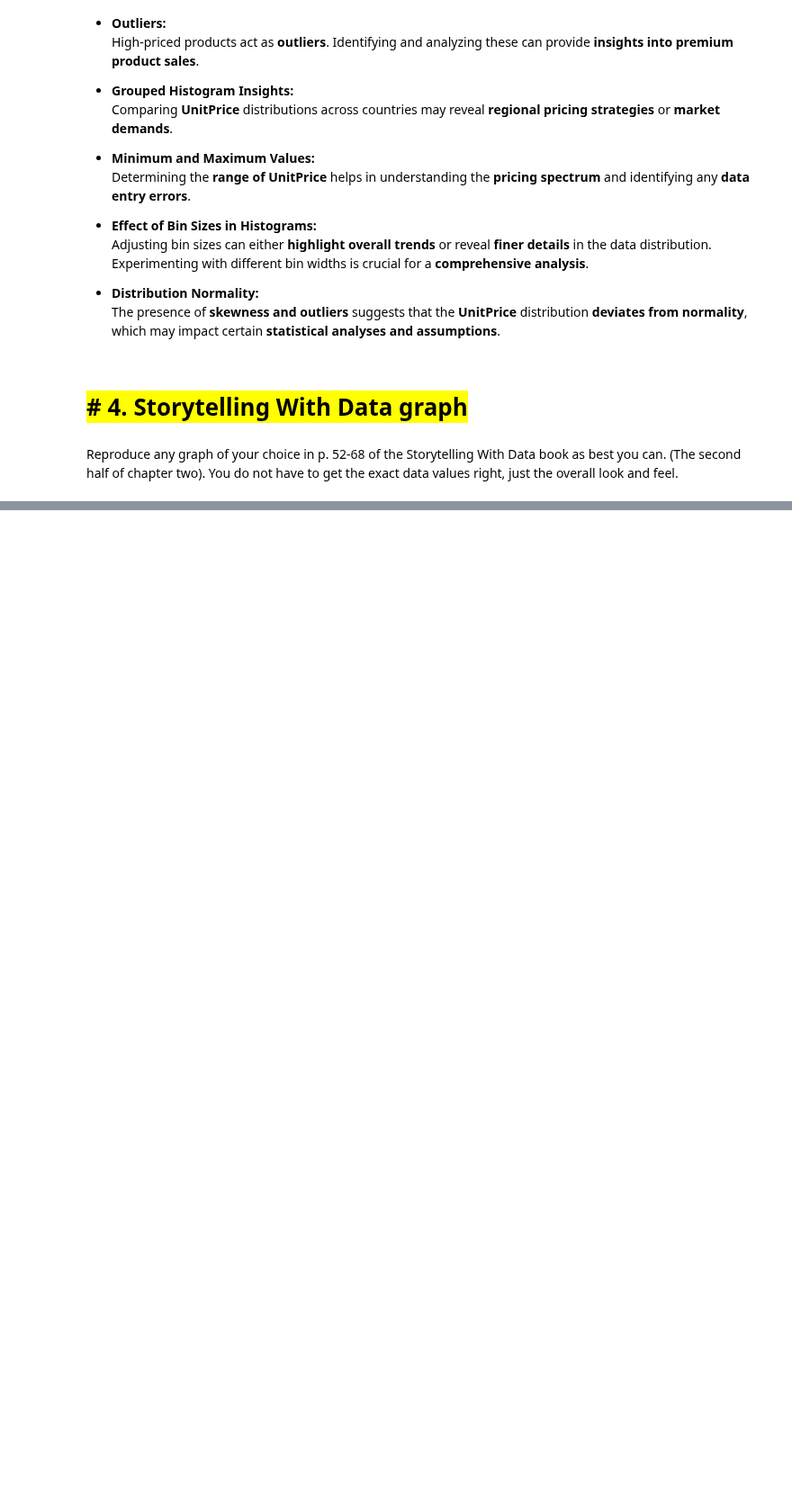
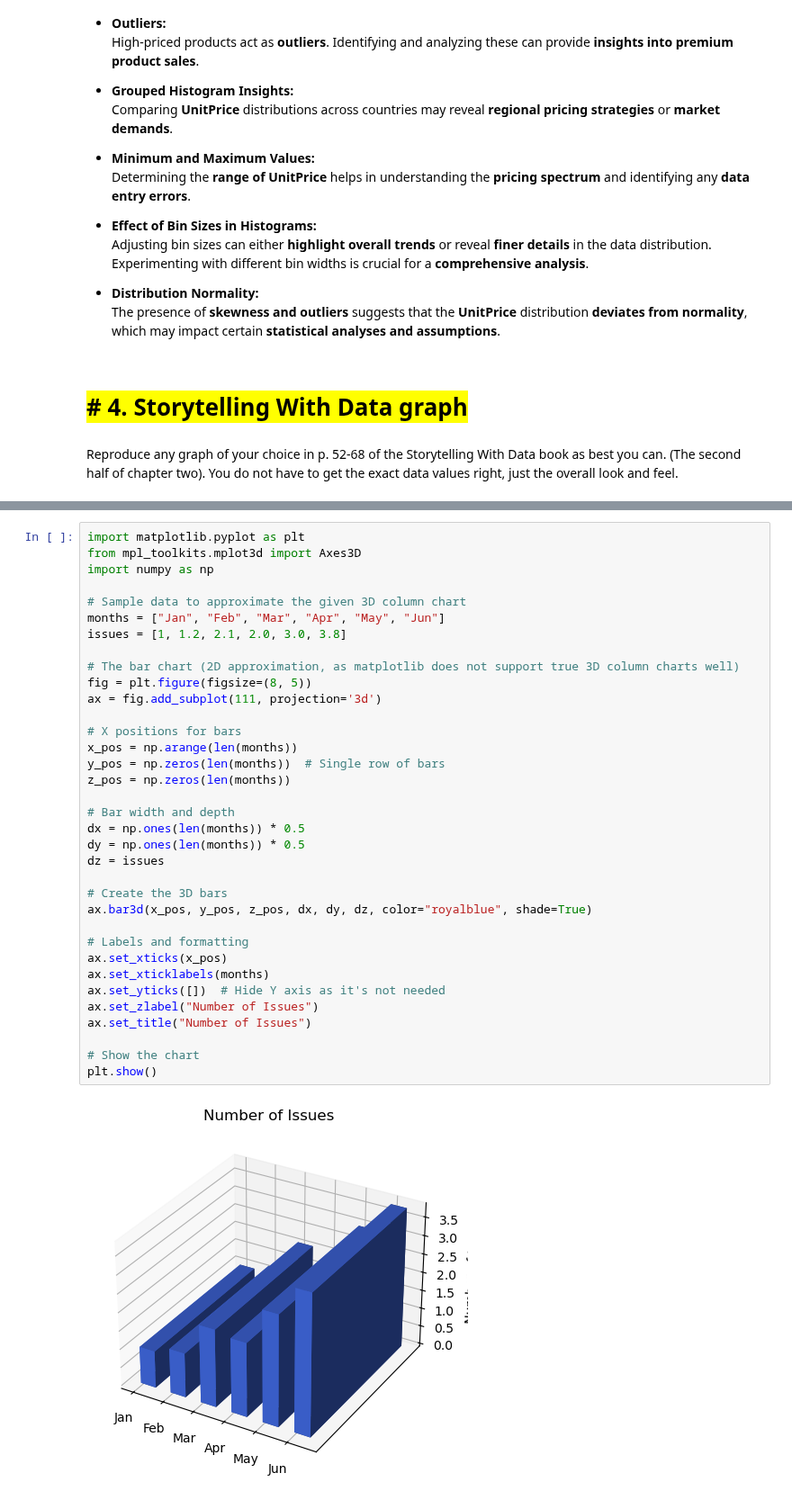
Before and after one commit to tetianakravchuk/AI-for-Leaders, a Jupyter notebook: Week4/OMDS-ModB2-Week4-Kravchuk-Tetiana.ipynb, the cells around one changed output, grey strips where cells are left out. Shown at 90% size. Cells and saved outputs as stored; diff of their text form; blank space fills up the shorter version.

```diff
--- a/Week4/OMDS-ModB2-Week4-Kravchuk-Tetiana.ipynb
+++ b/Week4/OMDS-ModB2-Week4-Kravchuk-Tetiana.ipynb
@@ -279,0 +282,37 @@ Reproduce any graph of your choice in p. 52-68 of the Storytelling With Data boo
+# %%
+import matplotlib.pyplot as plt
+from mpl_toolkits.mplot3d import Axes3D
+import numpy as np
+
+# Sample data to approximate the given 3D column chart
+months = ["Jan", "Feb", "Mar", "Apr", "May", "Jun"]
+issues = [1, 1.2, 2.1, 2.0, 3.0, 3.8]
+
+# The bar chart (2D approximation, as matplotlib does not support true 3D column charts well)
+fig = plt.figure(figsize=(8, 5))
+ax = fig.add_subplot(111, projection='3d')
+
+# X positions for bars
+x_pos = np.arange(len(months))
+y_pos = np.zeros(len(months))  # Single row of bars
+z_pos = np.zeros(len(months))
+
+# Bar width and depth
+dx = np.ones(len(months)) * 0.5
+dy = np.ones(len(months)) * 0.5
+dz = issues
+
+# Create the 3D bars
+ax.bar3d(x_pos, y_pos, z_pos, dx, dy, dz, color="royalblue", shade=True)
+
+# Labels and formatting
+ax.set_xticks(x_pos)
+ax.set_xticklabels(months)
+ax.set_yticks([])  # Hide Y axis as it's not needed
+ax.set_zlabel("Number of Issues")
+ax.set_title("Number of Issues")
+
+# Show the chart
+plt.show()
+# %% [output]
+[figure, added]
```
Also changed, not shown: parts of 1 cell of this notebook, 1 other file.
